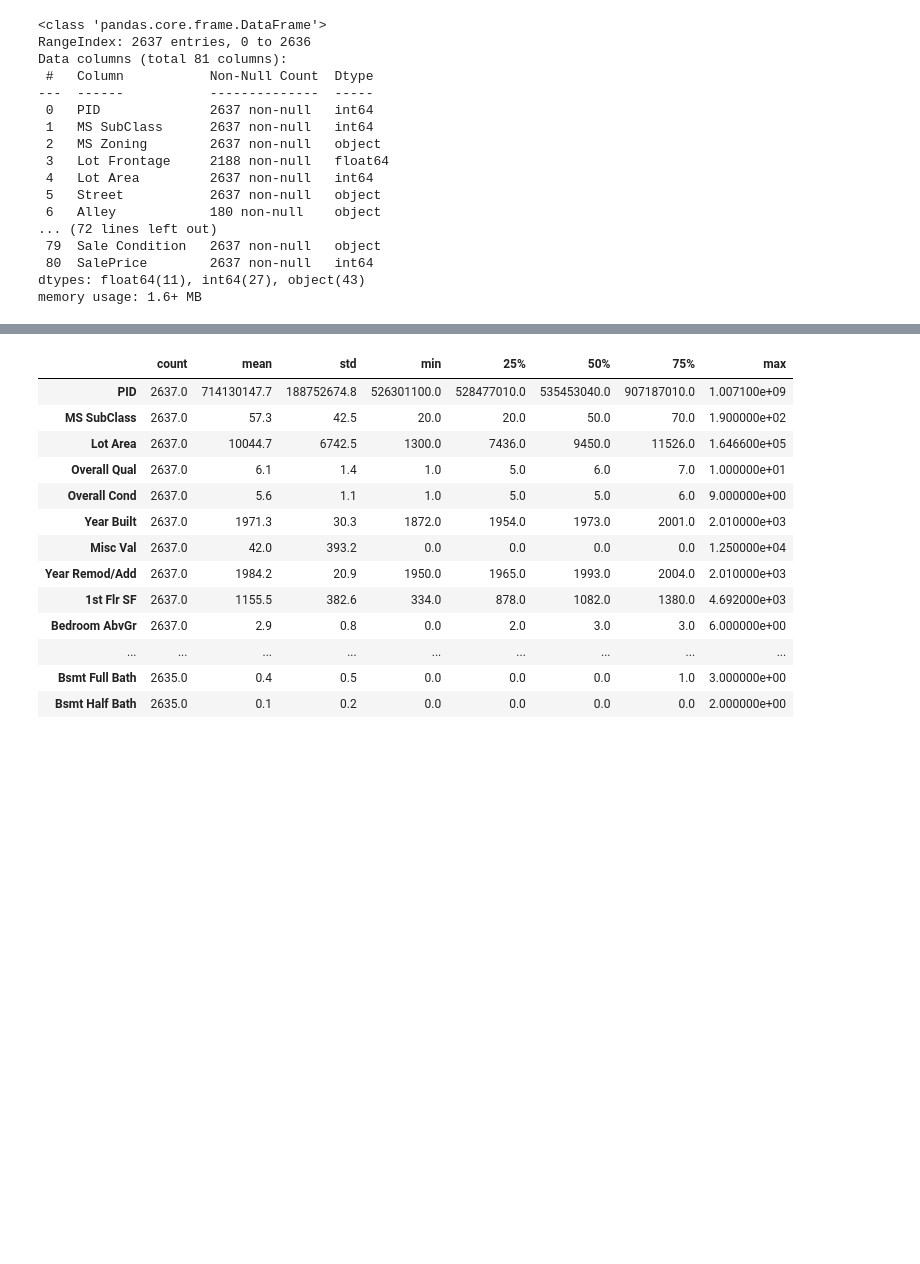
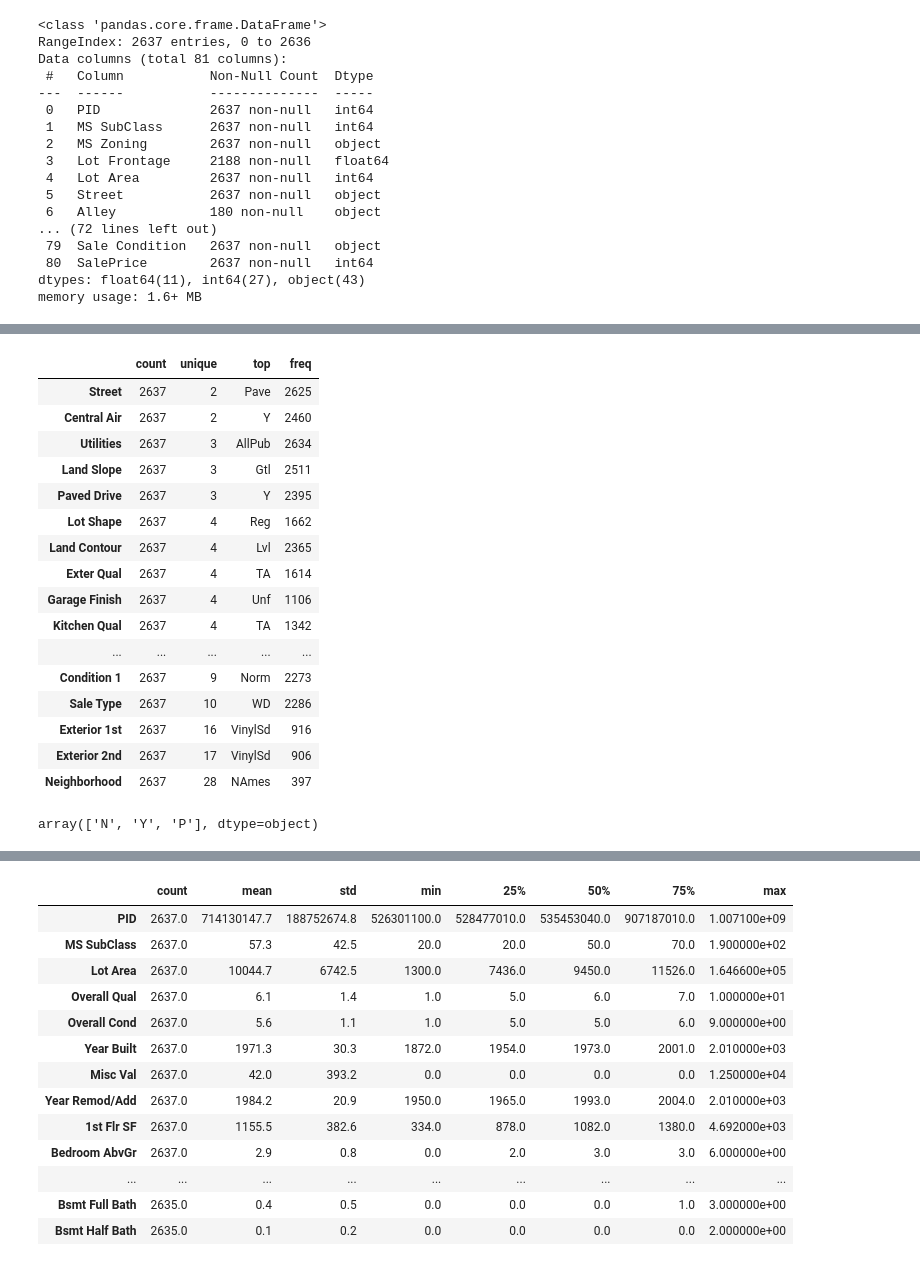
Before and after one commit to raven-in-space/data-science-cohort-20, a Jupyter notebook: Project-2/Predicting_Housing_Prices.ipynb, the cells around one changed output, grey strips where cells are left out. Cells and saved outputs as stored; diff of their text form; code cells hidden in the pictures; blank space fills up the shorter version.

```diff
--- a/Project-2/Predicting_Housing_Prices.ipynb
+++ b/Project-2/Predicting_Housing_Prices.ipynb
@@ -118,0 +233,26 @@ stats_cat.describe().transpose().sort_values(by='freq', ascending=False)
+# %%
+# visualizing again to find binary v. 2+ values
+stats_cat.describe().transpose().sort_values(by='unique', ascending=True)
+# %% [output]
+|  | count | unique | top | freq |
+| Street | 2637 | 2 | Pave | 2625 |
+| Central Air | 2637 | 2 | Y | 2460 |
+| Utilities | 2637 | 3 | AllPub | 2634 |
+| Land Slope | 2637 | 3 | Gtl | 2511 |
+| Paved Drive | 2637 | 3 | Y | 2395 |
+| Lot Shape | 2637 | 4 | Reg | 1662 |
+| Land Contour | 2637 | 4 | Lvl | 2365 |
+| Exter Qual | 2637 | 4 | TA | 1614 |
+| Garage Finish | 2637 | 4 | Unf | 1106 |
+| Kitchen Qual | 2637 | 4 | TA | 1342 |
+| ... | ... | ... | ... | ... |
+| Condition 1 | 2637 | 9 | Norm | 2273 |
+| Sale Type | 2637 | 10 | WD | 2286 |
+| Exterior 1st | 2637 | 16 | VinylSd | 916 |
+| Exterior 2nd | 2637 | 17 | VinylSd | 906 |
+| Neighborhood | 2637 | 28 | NAmes | 397 |
+# %%
+# well isn't this a pain...
+stats_cat['Paved Drive'].unique()
+# %% [output]
+array(['N', 'Y', 'P'], dtype=object)
```
Also changed, not shown: parts of 50 cells of this notebook.
